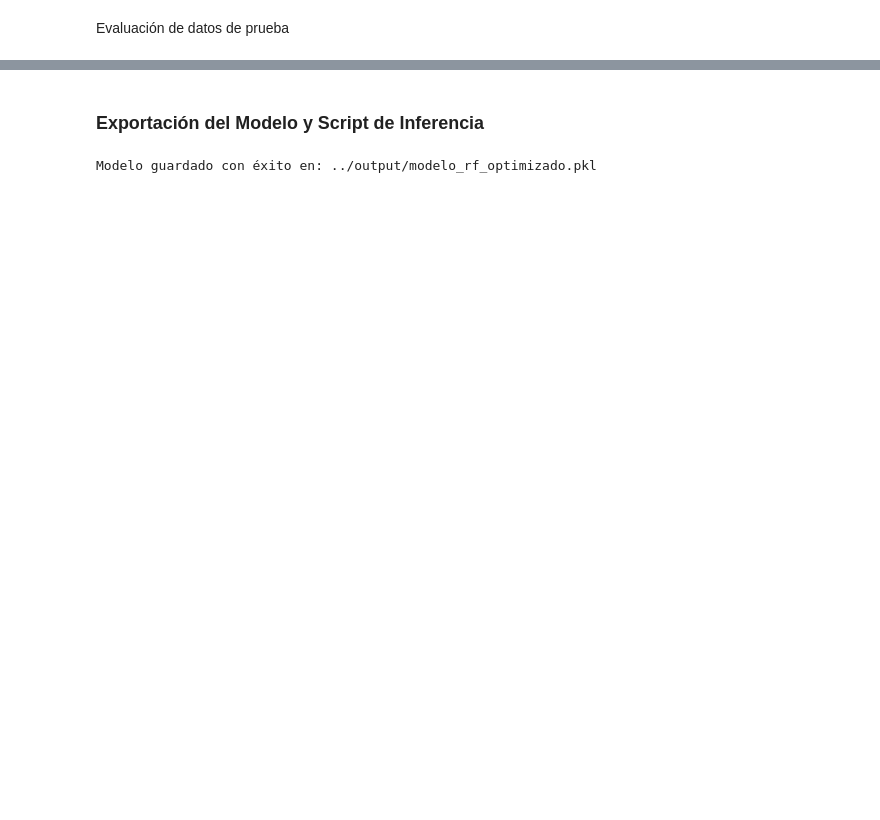
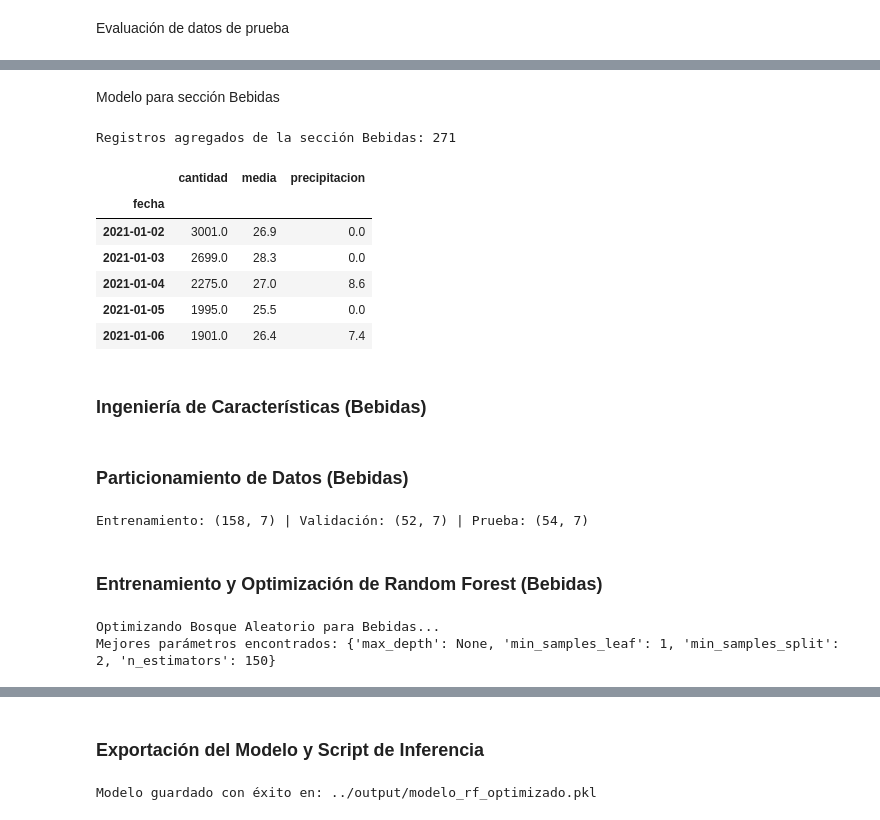
Before and after one commit to losrivarola98/Proyecto, a Jupyter notebook: notebooks/Fase 3.ipynb, the cells around one changed output, grey strips where cells are left out. Saved outputs shown, nothing was run; the diff lists cells and outputs as text; code cells hidden in the pictures; blank space fills up the shorter version.

```diff
--- a/notebooks/Fase 3.ipynb
+++ b/notebooks/Fase 3.ipynb
@@ -320,0 +308,25 @@ plt.show()
+# %% [markdown]
+Modelo para sección Bebidas
+# %%
+# Filtrar los datos utilizando la columna especificada 'secciones'
+df_bebidas = df.query('desc_secciones == "Bebidas"')
+
+# Agrupar por fecha para consolidar las ventas diarias de esta sección
+datos_bebidas = df_bebidas.groupby('fecha').agg({'cantidad': 'sum', 'media': 'mean', 'precipitacion': 'mean'})
+datos_bebidas['fecha'] = pd.to_datetime(datos_bebidas.index)
+datos_bebidas.set_index('fecha', inplace=True)
+datos_bebidas.sort_index(inplace=True)
+
+print(f"Registros agregados de la sección Bebidas: {len(datos_bebidas)}")
+display(datos_bebidas.head())
+# %% [output]
+Registros agregados de la sección Bebidas: 271
+|  | cantidad | media | precipitacion |
+| fecha |  |  |  |
+| 2021-01-02 | 3001.0 | 26.9 | 0.0 |
+| 2021-01-03 | 2699.0 | 28.3 | 0.0 |
+| 2021-01-04 | 2275.0 | 27.0 | 8.6 |
+| 2021-01-05 | 1995.0 | 25.5 | 0.0 |
+| 2021-01-06 | 1901.0 | 26.4 | 7.4 |
+# %% [markdown]
+### Ingeniería de Características (Bebidas)
@@ -320,0 +347,48 @@ plt.show()
+# %% [markdown]
+### Particionamiento de Datos (Bebidas)
+# %%
+X_b = datos_bebidas_eng[['media', 'precipitacion', 'dia_semana', 'mes', 'es_fin_de_semana', 'cantidad_lag_1', 'cantidad_lag_7']]
+y_b = datos_bebidas_eng['cantidad']
+
+n_b = len(datos_bebidas_eng)
+n_train_b = int(n_b * 0.60)
+n_val_b = int(n_b * 0.20)
+
+X_train_b, y_train_b = X_b.iloc[:n_train_b], y_b.iloc[:n_train_b]
+X_val_b, y_val_b = X_b.iloc[n_train_b:n_train_b + n_val_b], y_b.iloc[n_train_b:n_train_b + n_val_b]
+X_test_b, y_test_b = X_b.iloc[n_train_b + n_val_b:], y_b.iloc[n_train_b + n_val_b:]
+
+print(f"Entrenamiento: {X_train_b.shape} | Validación: {X_val_b.shape} | Prueba: {X_test_b.shape}")
+# %% [output]
+Entrenamiento: (158, 7) | Validación: (52, 7) | Prueba: (54, 7)
+# %% [markdown]
+### Entrenamiento y Optimización de Random Forest (Bebidas)
+# %%
+# Definir la estrategia de validación cruzada temporal
+tscv_b = TimeSeriesSplit(n_splits=5)
+
+# Grilla de hiperparámetros
+param_grid_rf = {
+    'n_estimators': [50, 100, 150],
+    'max_depth': [None, 10, 20],
+    'min_samples_split': [2, 5, 10],
+    'min_samples_leaf': [1, 2, 4]
+}
+
+rf_base_b = RandomForestRegressor(random_state=42)
+grid_search_rf_b = GridSearchCV(
+    estimator=rf_base_b,
+    param_grid=param_grid_rf,
+    cv=tscv_b,
+    scoring='neg_mean_absolute_error',
+    n_jobs=-1
+)
+
+print("Optimizando Bosque Aleatorio para Bebidas...")
+grid_search_rf_b.fit(X_train_b, y_train_b)
+best_rf_b = grid_search_rf_b.best_estimator_
+
+print(f"Mejores parámetros encontrados: {grid_search_rf_b.best_params_}")
+# %% [output]
+Optimizando Bosque Aleatorio para Bebidas...
+Mejores parámetros encontrados: {'max_depth': None, 'min_samples_leaf': 1, 'min_samples_split': 2, 'n_estimators': 150}
```
Also changed, not shown: parts of 23 cells of this notebook, 3 other files.
